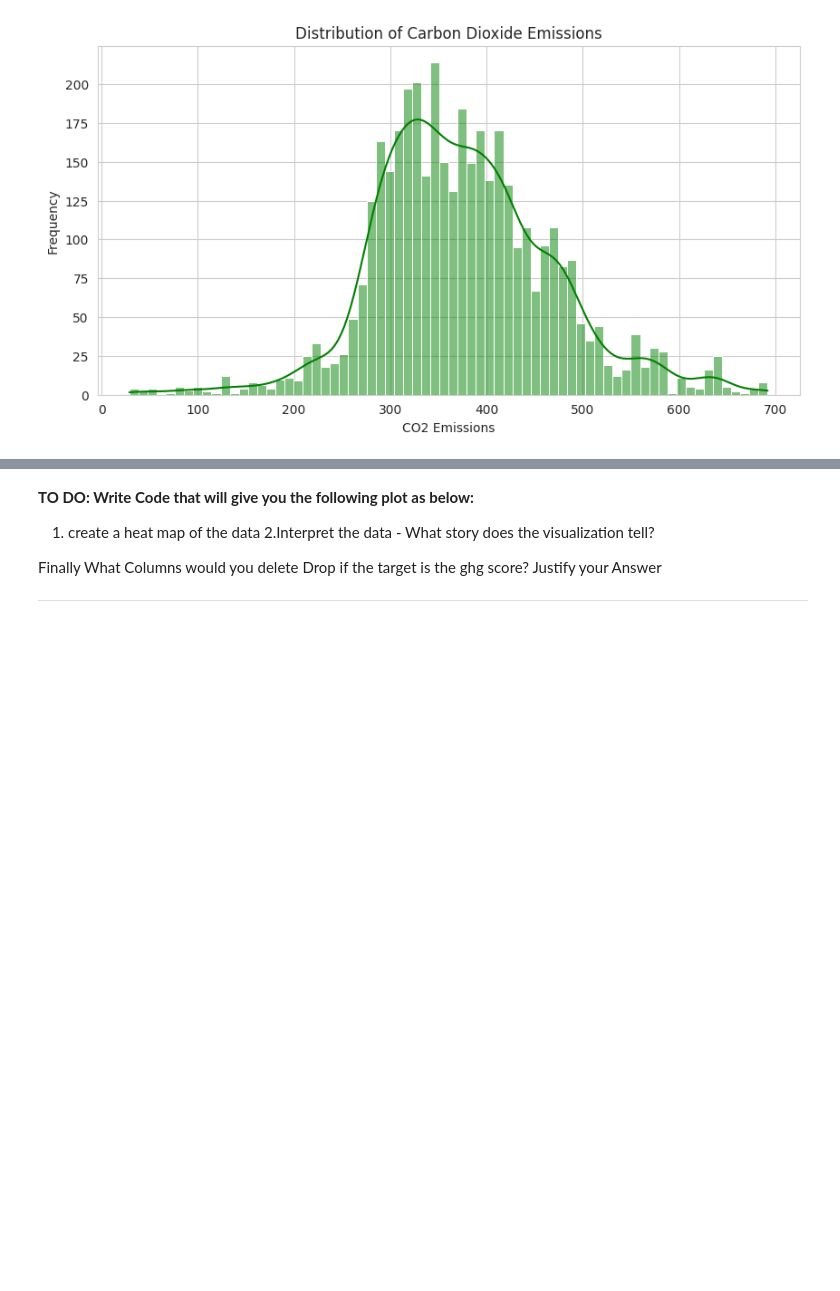
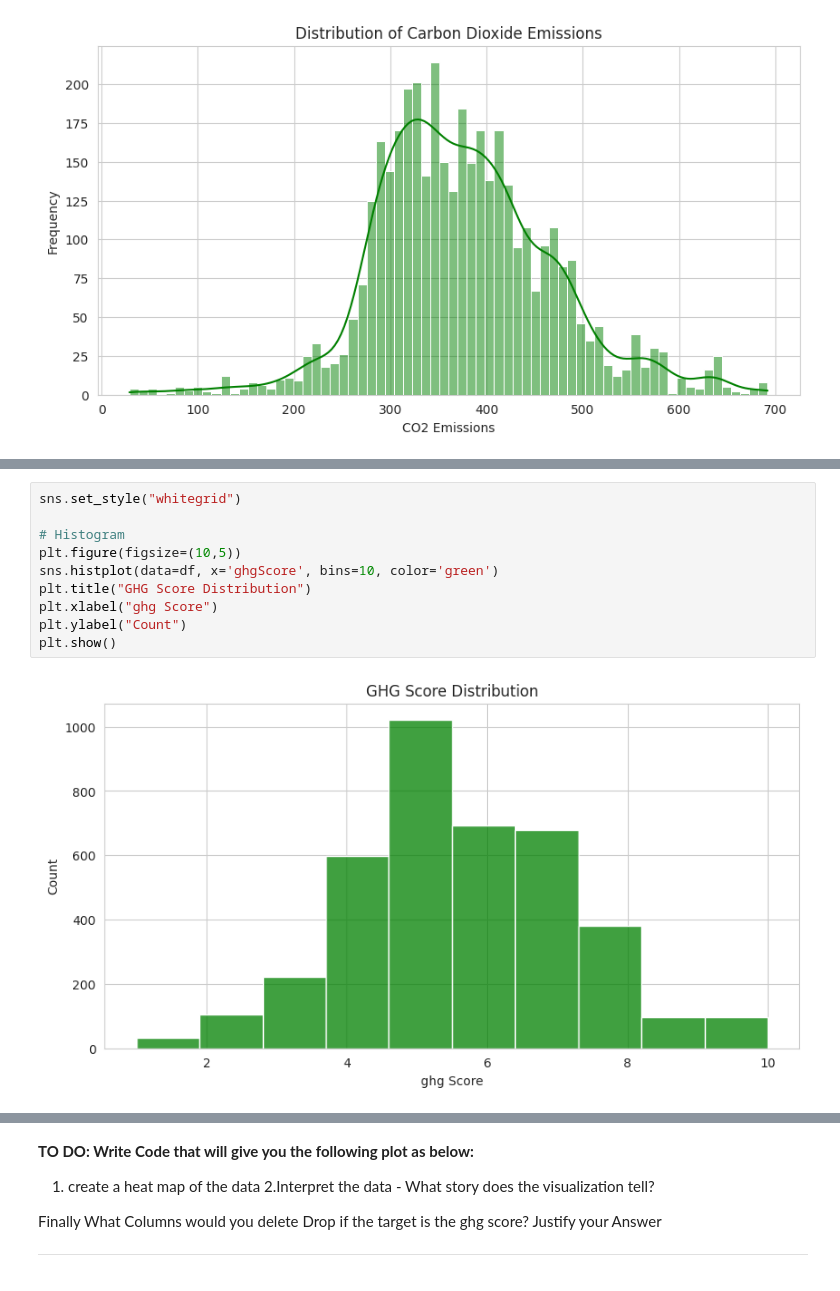
Before and after one commit to oreste-abizera/ASC23-Transport-Data-Analysis, a Jupyter notebook: notebooks/Oreste_x_Denyse_Plotting_Assignment.ipynb, the cells around one changed output, grey strips where cells are left out. Cells and saved outputs as stored; diff of their text form; blank space fills up the shorter version.

```diff
--- a/notebooks/Oreste_x_Denyse_Plotting_Assignment.ipynb
+++ b/notebooks/Oreste_x_Denyse_Plotting_Assignment.ipynb
@@ -103 +115,13 @@ plt.show()
+# %%
+sns.set_style("whitegrid")
+
+# Histogram
+plt.figure(figsize=(10,5))
+sns.histplot(data=df, x='ghgScore', bins=10, color='green')
+plt.title("GHG Score Distribution")
+plt.xlabel("ghg Score")
+plt.ylabel("Count")
+plt.show()
+# %% [output]
+[figure, added]
 # %% [markdown]
```
Also changed, not shown: parts of 6 cells of this notebook, 3 other files.
